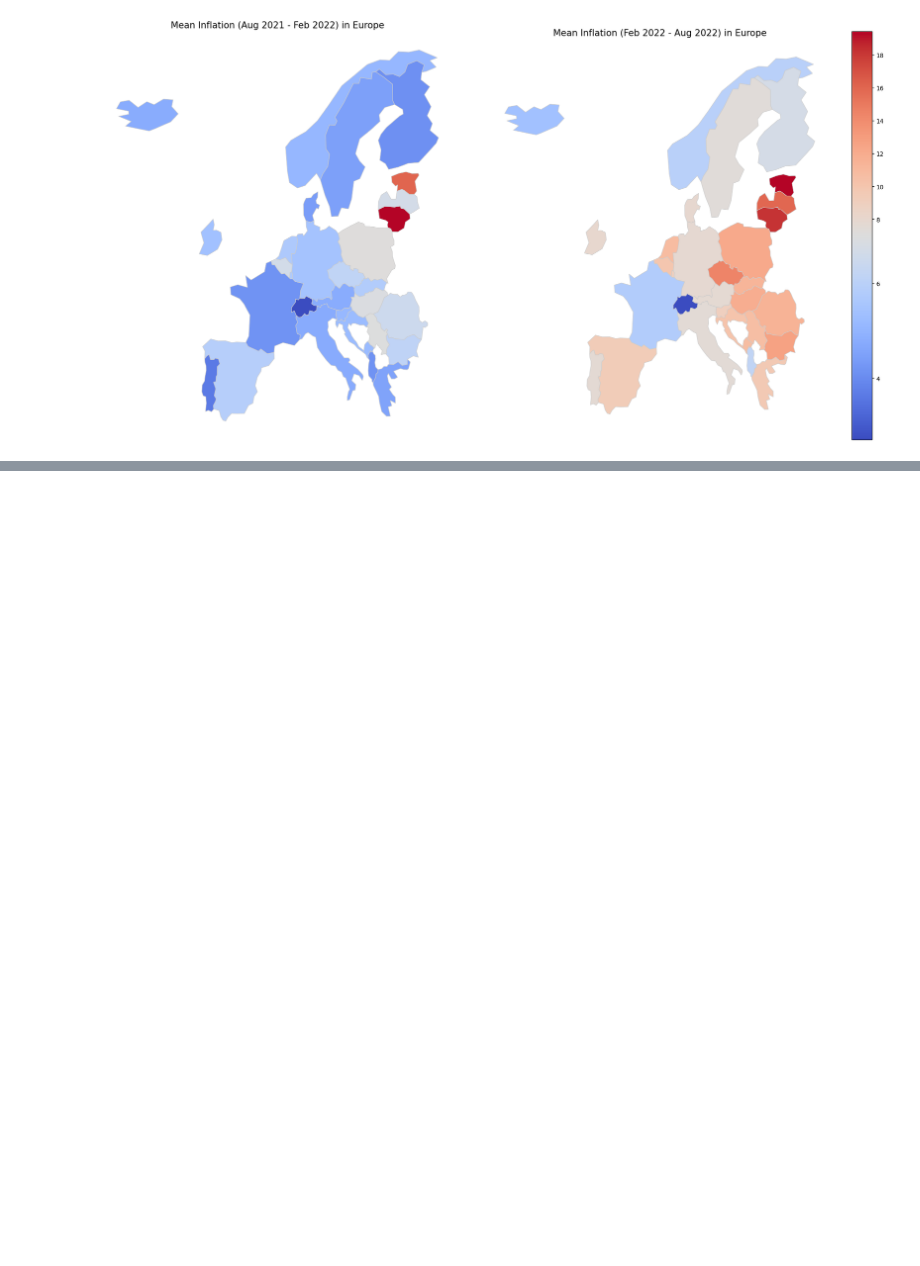
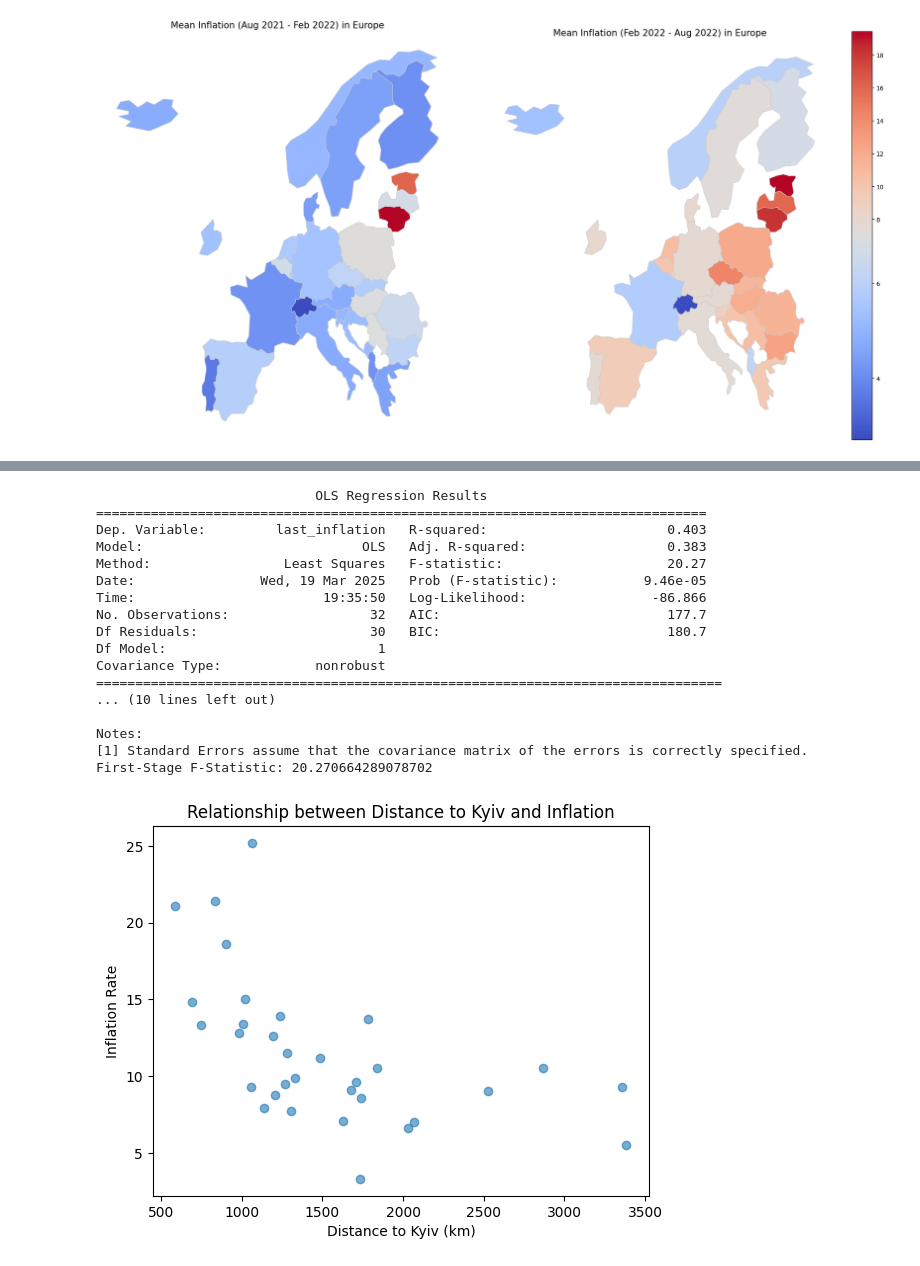
Before and after one commit to JeanLucaSchindler/CAPSTONE, a Jupyter notebook: EDA/war_impact.ipynb, the cells around one changed output, grey strips where cells are left out. Drawn from its saved outputs; the diff is of its cells as text; code cells hidden in the pictures; blank space fills up the shorter version.

```diff
--- a/EDA/war_impact.ipynb
+++ b/EDA/war_impact.ipynb
@@ -308,0 +261,4 @@ Number of countries in dataset: 23
+# %%
+# merge diff_df and df_distances
+diff_df = diff_df.merge(df_distances, left_on='geo', right_on='Country', how='left')
+diff_df
@@ -308,0 +283,2 @@ Number of countries in dataset: 23
+# %%
+diff_df.drop(columns=['first_inflation', 'inflation_change'], axis=1, inplace=True)
@@ -308,0 +305,51 @@ Number of countries in dataset: 23
+# %%
+import pandas as pd
+import statsmodels.api as sm
+import statsmodels.formula.api as smf
+import numpy as np
+import matplotlib.pyplot as plt
+
+df = diff_df.copy()
+
+# Define independent and dependent variables
+df["log_distance"] = np.log(df["Distance_to_Kyiv_km"])  # Log transform distance
+df["log_inflation"] = np.log(df["last_inflation"])  # Log transform inflation (if needed)
+
+# First-stage regression: Predict Inflation using Distance to Kyiv
+first_stage = smf.ols(
+    "last_inflation ~ log_distance",
+    data=df
+).fit()
+
+# Display results
+print(first_stage.summary())
+
+# Extract First-Stage F-Statistic
+f_stat = first_stage.fvalue
+print(f"First-Stage F-Statistic: {f_stat}")
+
+# Plot Distance vs. Inflation for visualization
+plt.scatter(df["Distance_to_Kyiv_km"], df["last_inflation"], alpha=0.6)
+plt.xlabel("Distance to Kyiv (km)")
+plt.ylabel("Inflation Rate")
+plt.title("Relationship between Distance to Kyiv and Inflation")
+plt.show()
+# %% [output]
+                            OLS Regression Results
+==============================================================================
+Dep. Variable:         last_inflation   R-squared:                       0.403
+Model:                            OLS   Adj. R-squared:                  0.383
+Method:                 Least Squares   F-statistic:                     20.27
+Date:                Wed, 19 Mar 2025   Prob (F-statistic):           9.46e-05
+Time:                        19:35:50   Log-Likelihood:                -86.866
+No. Observations:                  32   AIC:                             177.7
+Df Residuals:                      30   BIC:                             180.7
+Df Model:                           1
+Covariance Type:            nonrobust
+================================================================================
+... (10 lines left out)
+
+Notes:
+[1] Standard Errors assume that the covariance matrix of the errors is correctly specified.
+First-Stage F-Statistic: 20.270664289078702
+[figure, added]
```
Also changed, not shown: parts of 10 cells of this notebook.
